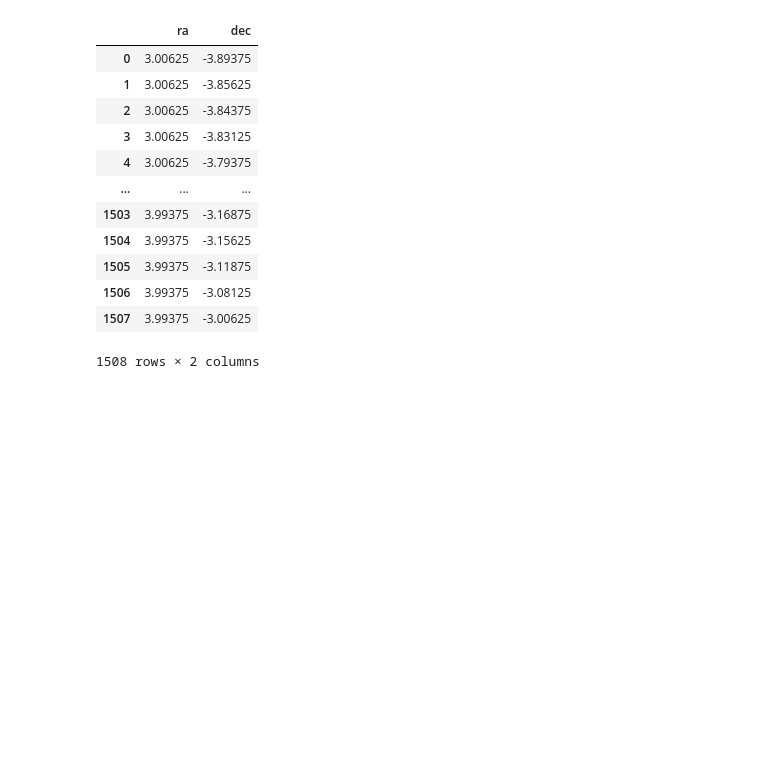
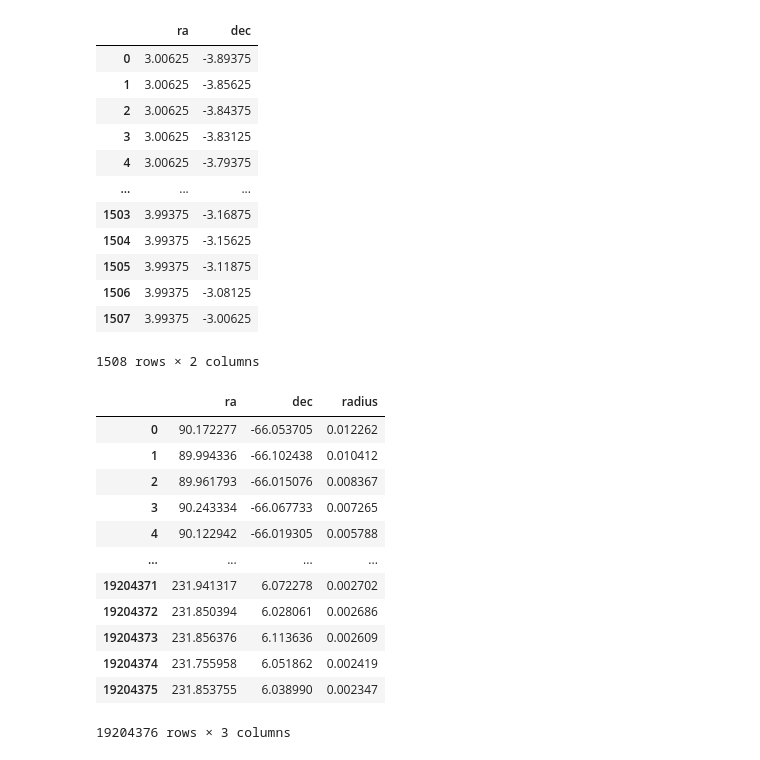
Before and after one commit to cyb0rb/WiFeS_Catalog, a Jupyter notebook: positions_from_catalog.ipynb, the cells around one changed output. Cells and saved outputs as stored; diff of their text form; code cells hidden in the pictures; blank space fills up the shorter version.

```diff
--- a/positions_from_catalog.ipynb
+++ b/positions_from_catalog.ipynb
@@ -206,3 +207,20 @@ generate_dark_sky_catalogue(3,-4)
 | 1506 | 3.99375 | -3.08125 |
 | 1507 | 3.99375 | -3.00625 |
 1508 rows × 2 columns
+# %%
+masked_stars = load_mask_data(index=0,load_all=True)
+masked_stars
+# %% [output]
+|  | ra | dec | radius |
+| 0 | 90.172277 | -66.053705 | 0.012262 |
+| 1 | 89.994336 | -66.102438 | 0.010412 |
+| 2 | 89.961793 | -66.015076 | 0.008367 |
+| 3 | 90.243334 | -66.067733 | 0.007265 |
+| 4 | 90.122942 | -66.019305 | 0.005788 |
+| ... | ... | ... | ... |
+| 19204371 | 231.941317 | 6.072278 | 0.002702 |
+| 19204372 | 231.850394 | 6.028061 | 0.002686 |
+| 19204373 | 231.856376 | 6.113636 | 0.002609 |
+| 19204374 | 231.755958 | 6.051862 | 0.002419 |
+| 19204375 | 231.853755 | 6.038990 | 0.002347 |
+19204376 rows × 3 columns
```
Also changed, not shown: parts of 3 cells of this notebook.
